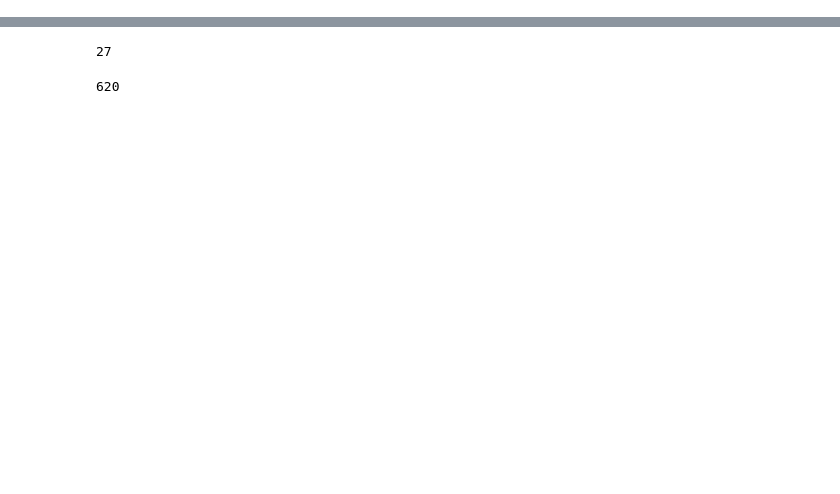
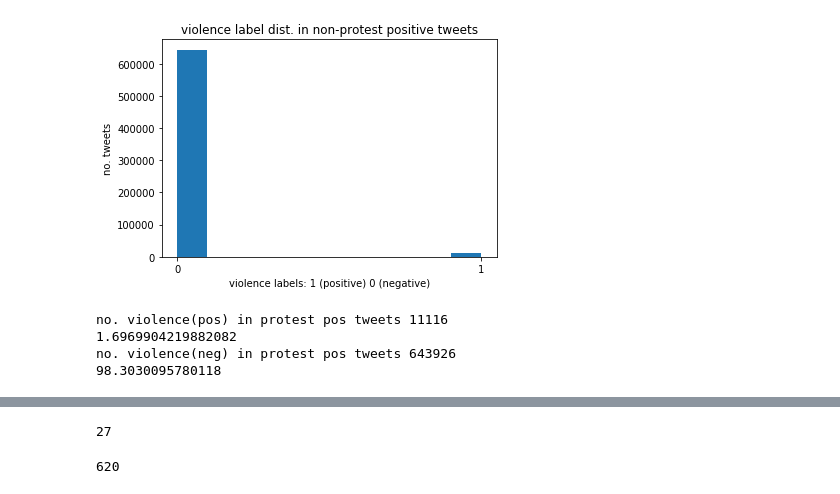
Before and after one commit to efatmae/Tweets_Turkey_2013_data_analysis, a Jupyter notebook: predicted_tweets_time_analysis.ipynb, the cells around one changed output, grey strips where cells are left out. Drawn from its saved outputs; the diff is of its cells as text; code cells hidden in the pictures; blank space fills up the shorter version.

```diff
--- a/predicted_tweets_time_analysis.ipynb
+++ b/predicted_tweets_time_analysis.ipynb
@@ -16,3 +68,24 @@ predicted_tweets = predicted_tweets[['id', 'created_at', 'text', 'prediction', '
+# %%
+non_protest_predicted = predicted_tweets[predicted_tweets["protest"] == 0]
+# %%
+plt.hist(non_protest_predicted['violence'])
+plt.xlabel("violence labels: 1 (positive) 0 (negative)")
+plt.ylabel("no. tweets")
+plt.xticks([0,1])
+plt.title("violence label dist. in non-protest positive tweets")
+plt.show()
+# %% [output]
+[figure, added]
+# %%
+print("no. violence(pos) in protest pos tweets", len(non_protest_predicted[non_protest_predicted['violence'] == 1]))
+print((len(non_protest_predicted[non_protest_predicted['violence'] == 1])/ len(non_protest_predicted))*100)
+print("no. violence(neg) in protest pos tweets", len(non_protest_predicted[non_protest_predicted['violence'] == 0]))
+print((len(non_protest_predicted[non_protest_predicted['violence'] == 0])/ len(non_protest_predicted))*100)
+# %% [output]
+no. violence(pos) in protest pos tweets 11116
+1.6969904219882082
+no. violence(neg) in protest pos tweets 643926
+98.3030095780118
 # %%
 predicted_tweets["created_at_dt"] = pd.to_datetime(predicted_tweets["created_at"])
 # %%
```
Also changed, not shown: parts of 16 cells of this notebook, 1 other file.
